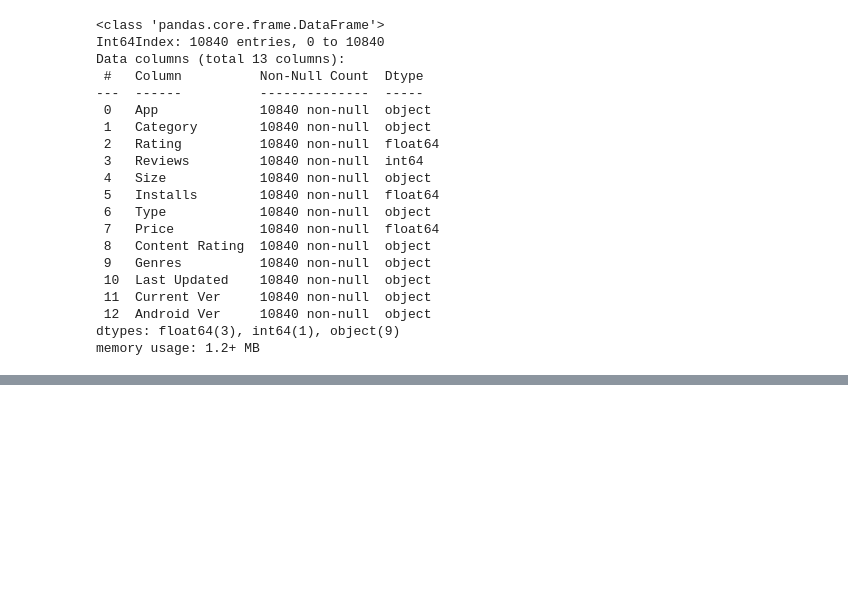
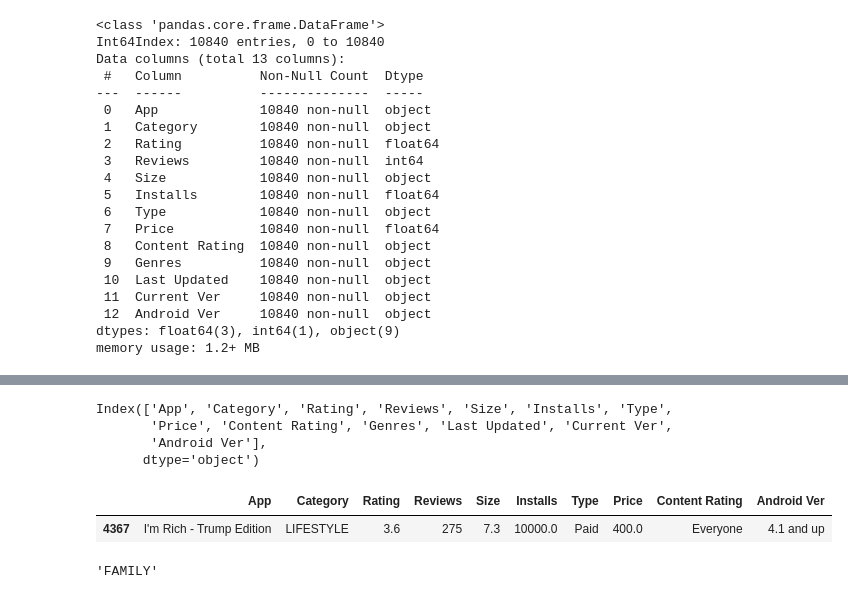
Before and after one commit to AyushSonuu/play-store-app-review-analysis, a Jupyter notebook: Play_Store_App_Review_Analysis_Capstone_Project.ipynb, the cells around one changed output, grey strips where cells are left out. Cells and saved outputs as stored; diff of their text form; code cells hidden in the pictures; blank space fills up the shorter version.

```diff
--- a/Play_Store_App_Review_Analysis_Capstone_Project.ipynb
+++ b/Play_Store_App_Review_Analysis_Capstone_Project.ipynb
@@ -300 +318,16 @@ memory usage: 1.4+ MB
+# %%
+def fsize(s):
+  try:
+    if s.endswith("M"):
+      return float(s[:-1])
+    elif s.endswith("K"):
+      return float(s[:-1])/1024
+    elif s == "1,000+":
+      return 1.0
+    else:
+      return np.nan
+  except:
+    return np.nan
+# %%
+df["Size"]=df["Size"].apply((fsize))
 # %%
@@ -319,0 +349,22 @@ Name: Category, dtype: int64
+# %%
+# df["Android Ver"].value_counts()
+df.columns
+# %% [output]
+Index(['App', 'Category', 'Rating', 'Reviews', 'Size', 'Installs', 'Type',
+       'Price', 'Content Rating', 'Genres', 'Last Updated', 'Current Ver',
+       'Android Ver'],
+      dtype='object')
+# %%
+df.drop(['Genres', 'Last Updated', 'Current Ver'],axis = 1 , inplace=True)
+# %%
+#most expensive app
+price = df["Price"].max()
+df[df["Price"] == price]
+# %% [output]
+|  | App | Category | Rating | Reviews | Size | Installs | Type | Price | Content Rating | Android Ver |
+| 4367 | I'm Rich - Trump Edition | LIFESTYLE | 3.6 | 275 | 7.3 | 10000.0 | Paid | 400.0 | Everyone | 4.1 and up |
+# %%
+# category having most number of apps
+df["Category"].value_counts().index[0]
+# %% [output]
+'FAMILY'
```
Also changed, not shown: parts of 5 cells of this notebook.
